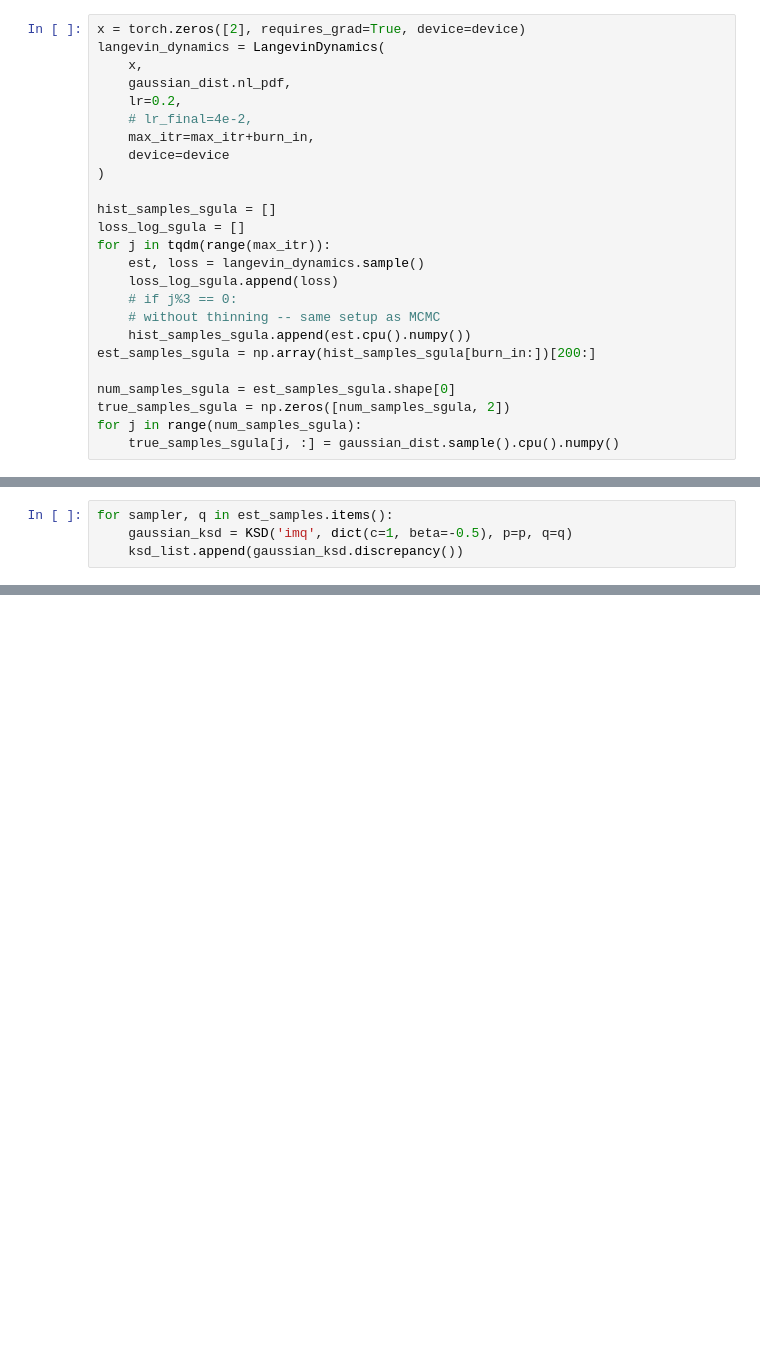
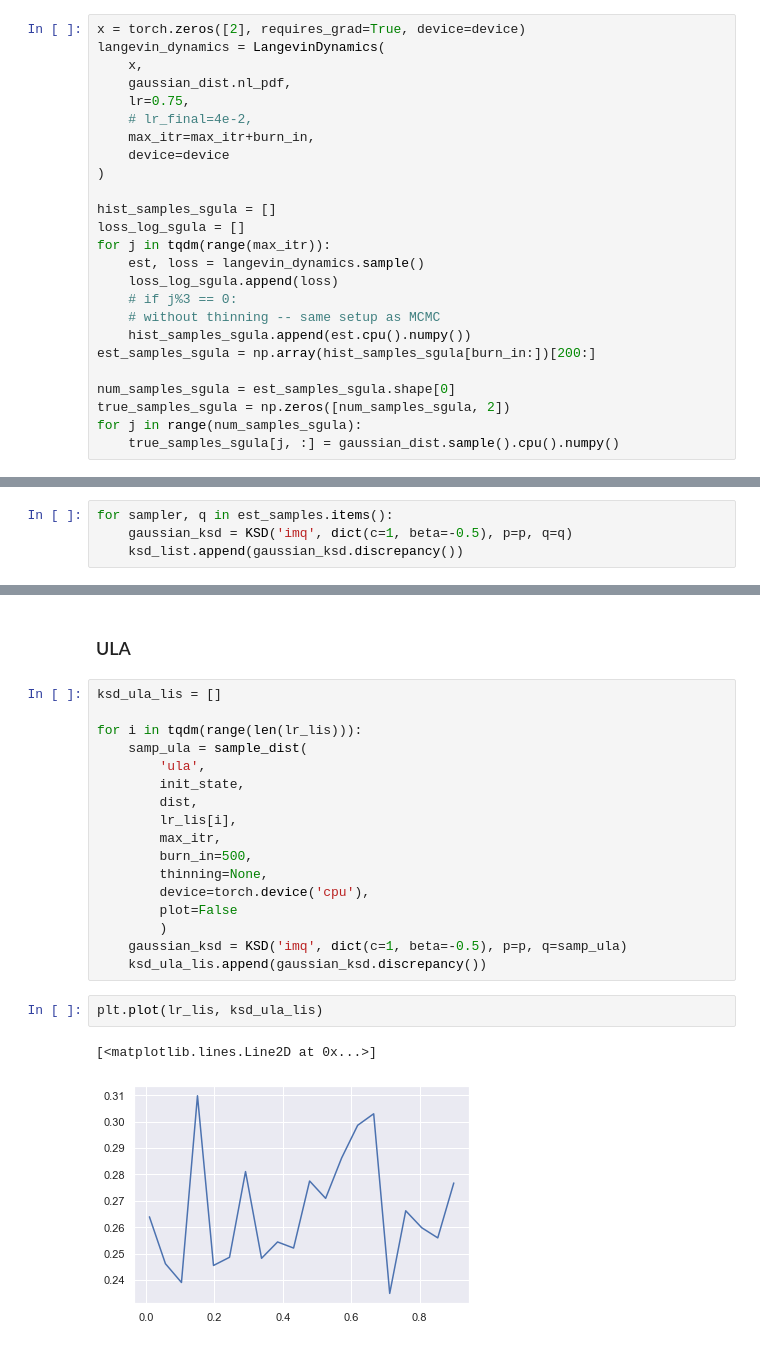
Before and after one commit to shushuzh/608-project, a Jupyter notebook: src/project.ipynb, the cells around one changed output, grey strips where cells are left out. Cells and saved outputs as stored; diff of their text form; blank space fills up the shorter version.

```diff
--- a/src/project.ipynb
+++ b/src/project.ipynb
@@ -303,7 +307,7 @@ x = torch.zeros([2], requires_grad=True, device=device)
 langevin_dynamics = LangevinDynamics(
     x,
     gaussian_dist.nl_pdf,
-    lr=0.2,
+    lr=0.75,
     # lr_final=4e-2,
     max_itr=max_itr+burn_in,
     device=device
@@ -463,0 +633,24 @@ for sampler, q in est_samples.items():
+# %% [markdown]
+### ULA
+# %%
+ksd_ula_lis = []
+
+for i in tqdm(range(len(lr_lis))):
+    samp_ula = sample_dist(
+        'ula',
+        init_state,
+        dist,
+        lr_lis[i],
+        max_itr,
+        burn_in=500,
+        thinning=None,
+        device=torch.device('cpu'),
+        plot=False
+        )
+    gaussian_ksd = KSD('imq', dict(c=1, beta=-0.5), p=p, q=samp_ula)
+    ksd_ula_lis.append(gaussian_ksd.discrepancy())
+# %%
+plt.plot(lr_lis, ksd_ula_lis)
+# %% [output]
+[<matplotlib.lines.Line2D at 0x...>]
+[figure, added]
```
Also changed, not shown: parts of 38 cells of this notebook, 2 other files.
